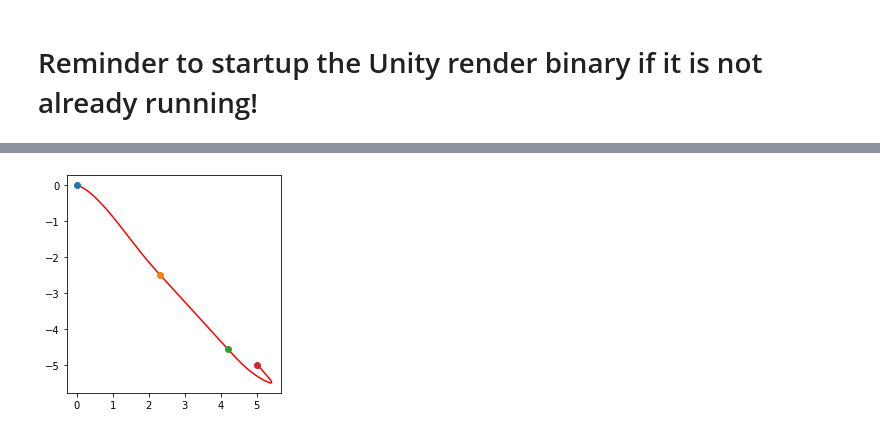
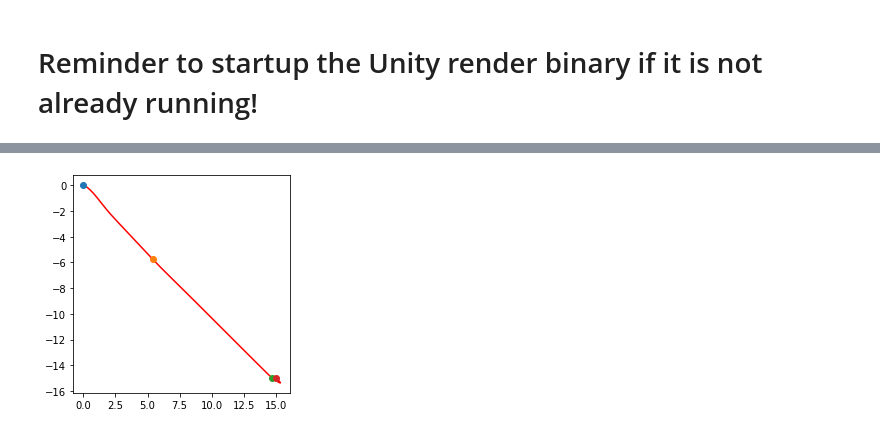
Before and after one commit to esiaero/flightgoggles, a Jupyter notebook: notebooks/RRT* pathing - empty environment.ipynb, the cells around one changed output, grey strips where cells are left out. Saved outputs shown, nothing was run; the diff lists cells and outputs as text; code cells hidden in the pictures.

```diff
--- a/notebooks/RRT* pathing - empty environment.ipynb
+++ b/notebooks/RRT* pathing - empty environment.ipynb
@@ -169,7 +200,6 @@ EPSILON = 1.
 # string = "with half-width {}, center at {}, num_waypoints {}, epsilon {:.2}, & AMBITION {:.2}...".format(
 #     half_width, center, num_waypoints, EPSILON, AMBITION)
 
-# big question: how do i set theta for these?
 # can do arctan2 + np.pi/2 for eahc
 theta = 0
 
@@ -179,10 +209,26 @@ theta_perpen = theta + np.pi / 2
 #                              center[2] * np.ones(num_waypoints), #z
 #                              theta_perpen))
 
-X_SCALE = 10
-Y_SCALE = 10
-Z_SCALE = -30
-SCALER = np.array([10., 10., -30.])
+SCALER = np.array([30., 30., -30.])
 
-start_pos = np.multiply(start_pos, SCALER)
-end_pos = np.multiply(end_pos, SCALER)
+scaled_path = np.empty((0,3))
+for waypoint_node in path:
+    scaled_path = np.vstack([scaled_path, np.multiply(waypoint_node.pos, SCALER)])
+
+start_pos = scaled_path[0]
+end_pos = scaled_path[-1]
+DEGREE = 3
+fit_coefs = np.polynomial.polynomial.polyfit(scaled_path[:,0], scaled_path[:,1], DEGREE)
+
+print(fit_coefs)
+
+num_waypoints = 30
+x_pts = np.linspace(start_pos[0], end_pos[0], num_waypoints)
+
+y_pts = 0
+for deg in range(fit_coefs.size):
+    y_pts += fit_coefs[deg] * x_pts**(deg)
+
+fit = plt.figure()
+plt.plot(scaled_path[:,0], scaled_path[:,1], 'r', figure=fit)
+plt.plot(x_pts, y_pts, figure=fit)
@@ -220,10 +270,8 @@ if __name__ == "__main__":
 
     time_counter = 0
     crash = False
-    for waypoint_node in path:
+    for waypoint in scaled_path:
         # waypoint = np.append(waypoint_node.pos, np.arctan2(waypoint_node.pos[1], waypoint_node.pos[0]) + np.pi / 2)
-        # SCALE the 0-1 positions accordingly
-        waypoint = np.multiply(waypoint_node.pos, SCALER)
 
         print(waypoint)
 
@@ -305,15 +353,14 @@ Final pose [  5.05  -5.02 -29.92   0.01]
 # %%
 # Orange dots are the waypoints, dotted are waypoints
 # coloration suggests the order
 import itertools
 import matplotlib.pyplot as plt
 
 plt.gca().set_aspect('equal', adjustable='box')
 # plt.plot(fol_accumulator.T[0], fol_accumulator.T[1], '.')
 plt.plot(pos_accumulator.T[0], pos_accumulator.T[1], 'r')
 # plt.plot(per_accumulator.T[0], per_accumulator.T[1], 'g')
-for waypoint_node in path:
-    waypoint = np.multiply(waypoint_node.pos, SCALER)
+for waypoint in scaled_path:
     plt.plot(waypoint[0], waypoint[1], 'o')
 # %% [output]
-[figure, old version]
+[figure, new version]
```
Also changed, not shown: parts of 6 cells of this notebook.
